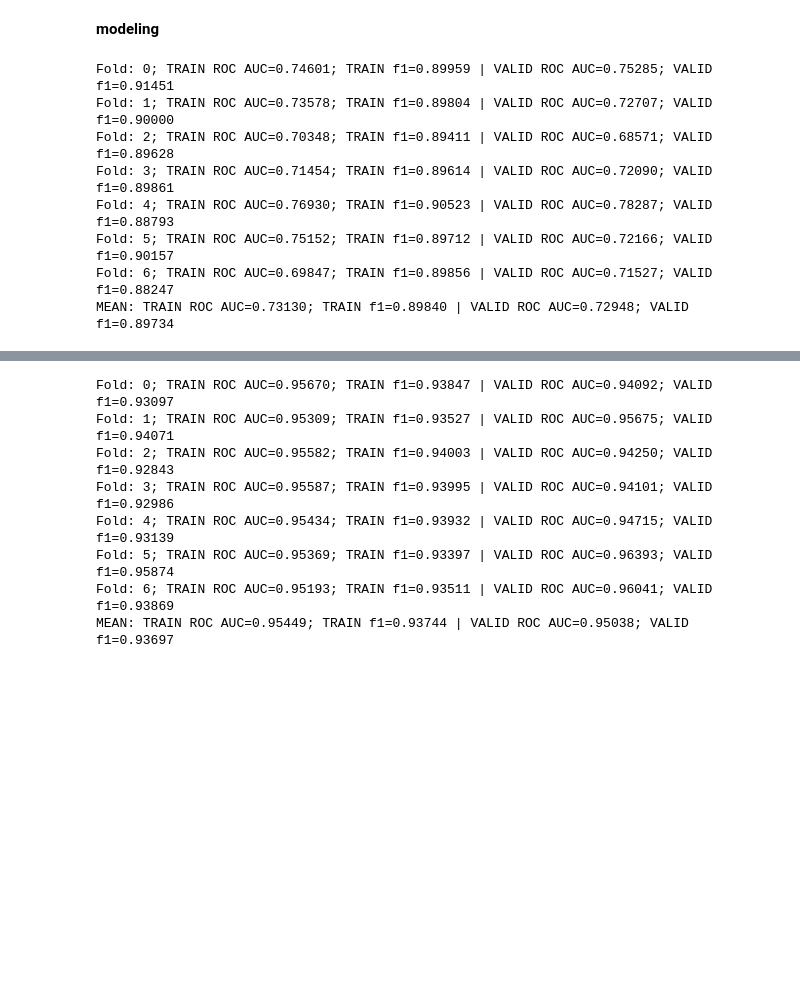
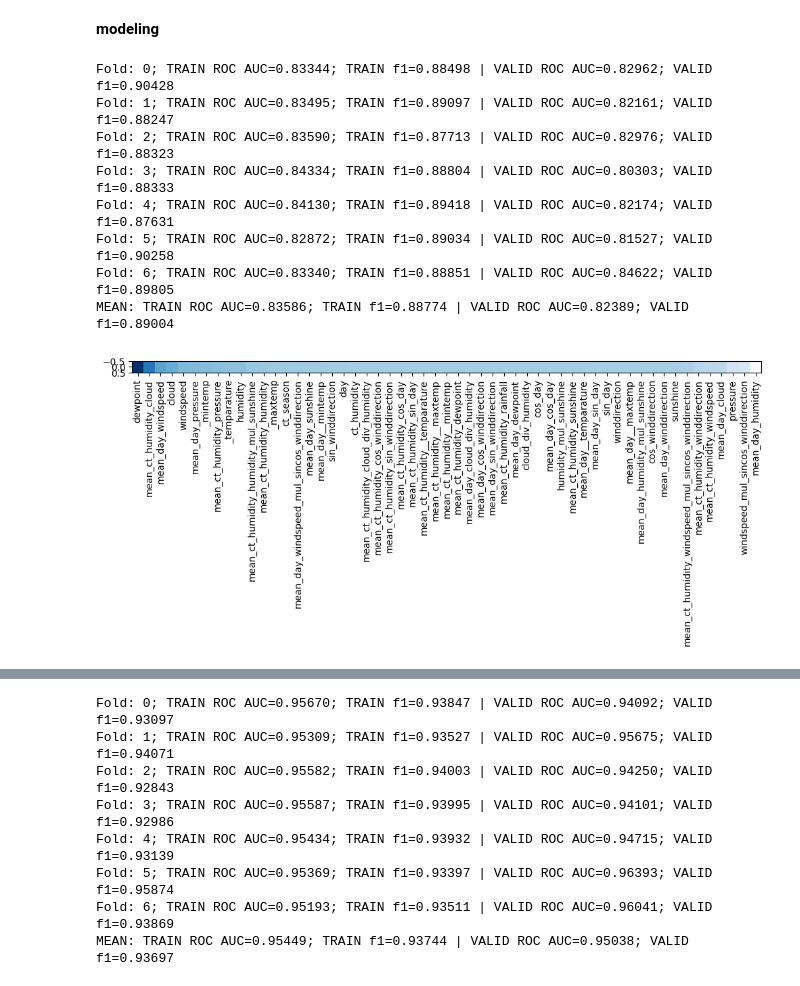
Before and after one commit to j2cry/playground, a Jupyter notebook: S5E3/research.ipynb, the cells around one changed output, grey strips where cells are left out. Saved outputs shown, nothing was run; the diff lists cells and outputs as text; code cells hidden in the pictures; blank space fills up the shorter version.

```diff
--- a/S5E3/research.ipynb
+++ b/S5E3/research.ipynb
@@ -54,6 +54,16 @@ def checkup(estimator_base, X, y, folds=7):
     return estimator
 
 
+def linear_feature_importances(estimator, **kwargs):
+    index = (-estimator.coef_).argsort()
+    values = estimator.coef_[:, *index]
+    labels = estimator.feature_names_in_[index.squeeze()]
+    fig, ax = plt.subplots(**kwargs)
+    ax.imshow(values, cmap='Blues')
+    ax.set_xticks(range(len(labels)), labels=labels, rotation=90)
+    plt.show()
+
+
 df = pd.read_csv('data/train.csv', index_col='id')
 test = pd.read_csv('data/test.csv', index_col='id')
 test['rainfall'] = 0
@@ -286,27 +321,29 @@ __modeling__
 # %%
 estimator = SGDClassifier(
     loss='log_loss',
-    # learning_rate='adaptive',
-    # eta0=0.001,
+    learning_rate='adaptive',
+    eta0=0.001,
     alpha=0.001,
     penalty='l1',
     max_iter=15000,
     n_jobs=-1,
     # early_stopping=True,
-    class_weight=CLASS_WEIGHTS.to_dict(),
+    # class_weight=CLASS_WEIGHTS.to_dict(),
     shuffle=False,
     random_state=13,
 )
 _ = checkup(estimator, SGD_X, y)
 sgd = model = estimator.fit(SGD_X, y)
+linear_feature_importances(model, figsize=(12, 4))
 # %% [output]
-Fold: 0; TRAIN ROC AUC=0.74601; TRAIN f1=0.89959 | VALID ROC AUC=0.75285; VALID f1=0.91451
-Fold: 1; TRAIN ROC AUC=0.73578; TRAIN f1=0.89804 | VALID ROC AUC=0.72707; VALID f1=0.90000
-Fold: 2; TRAIN ROC AUC=0.70348; TRAIN f1=0.89411 | VALID ROC AUC=0.68571; VALID f1=0.89628
-Fold: 3; TRAIN ROC AUC=0.71454; TRAIN f1=0.89614 | VALID ROC AUC=0.72090; VALID f1=0.89861
-Fold: 4; TRAIN ROC AUC=0.76930; TRAIN f1=0.90523 | VALID ROC AUC=0.78287; VALID f1=0.88793
-Fold: 5; TRAIN ROC AUC=0.75152; TRAIN f1=0.89712 | VALID ROC AUC=0.72166; VALID f1=0.90157
-Fold: 6; TRAIN ROC AUC=0.69847; TRAIN f1=0.89856 | VALID ROC AUC=0.71527; VALID f1=0.88247
-MEAN: TRAIN ROC AUC=0.73130; TRAIN f1=0.89840 | VALID ROC AUC=0.72948; VALID f1=0.89734
+Fold: 0; TRAIN ROC AUC=0.83344; TRAIN f1=0.88498 | VALID ROC AUC=0.82962; VALID f1=0.90428
+Fold: 1; TRAIN ROC AUC=0.83495; TRAIN f1=0.89097 | VALID ROC AUC=0.82161; VALID f1=0.88247
+Fold: 2; TRAIN ROC AUC=0.83590; TRAIN f1=0.87713 | VALID ROC AUC=0.82976; VALID f1=0.88323
+Fold: 3; TRAIN ROC AUC=0.84334; TRAIN f1=0.88804 | VALID ROC AUC=0.80303; VALID f1=0.88333
+Fold: 4; TRAIN ROC AUC=0.84130; TRAIN f1=0.89418 | VALID ROC AUC=0.82174; VALID f1=0.87631
+Fold: 5; TRAIN ROC AUC=0.82872; TRAIN f1=0.89034 | VALID ROC AUC=0.81527; VALID f1=0.90258
+Fold: 6; TRAIN ROC AUC=0.83340; TRAIN f1=0.88851 | VALID ROC AUC=0.84622; VALID f1=0.89805
+MEAN: TRAIN ROC AUC=0.83586; TRAIN f1=0.88774 | VALID ROC AUC=0.82389; VALID f1=0.89004
+[figure, added]
 # %%
 estimator = LogisticRegression(
```
Also changed, not shown: parts of 19 cells of this notebook.
